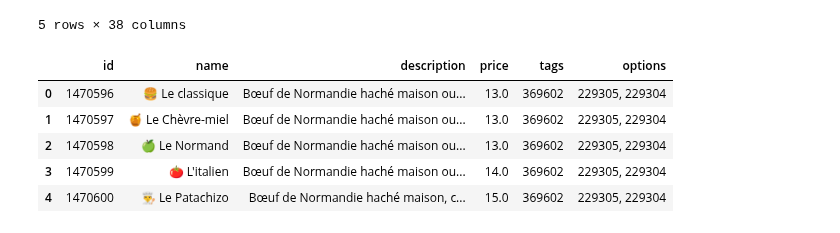
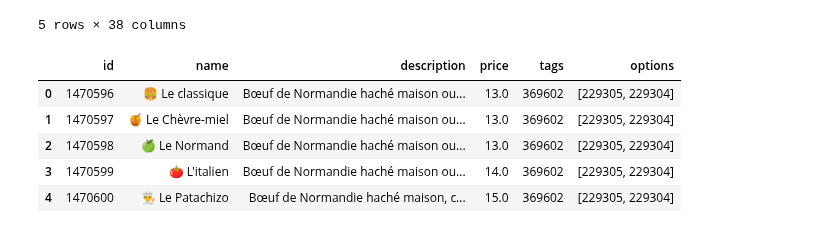
Before and after one commit to IshemZ/Zelty_api, a Jupyter notebook: zelty_dishes.ipynb, the cells around one changed output. Cells and saved outputs as stored; diff of their text form; code cells hidden in the pictures.

```diff
--- a/zelty_dishes.ipynb
+++ b/zelty_dishes.ipynb
@@ -72,19 +72,19 @@ columns_to_drop = [
 # %%
 def clean_data(df):
     # Supprimer toutes les colonnes inutiles en une seule opération
     df = df.drop(columns=columns_to_drop)
     df = df.astype({'id': 'object'},{'price': 'float64'})
     df['price'] = df['price'] / 100
     df['tags'] = df['tags'].apply(lambda x: ', '.join(map(str, x)) if isinstance(x, list) else x)
-    df['options'] = df['options'].apply(lambda x: ', '.join(map(str, x)) if isinstance(x, list) else x)
+    #df['options'] = df['options'].apply(lambda x: ', '.join(map(str, x)) if isinstance(x, list) else x)
     return df
 
 df_clean = clean_data(df.copy())
 df_clean.head()
 # %% [output]
 |  | id | name | description | price | tags | options |
-| 0 | 1470596 | 🍔 Le classique | Bœuf de Normandie haché maison ou... | 13.0 | 369602 | 229305, 229304 |
-| 1 | 1470597 | 🍯 Le Chèvre-miel | Bœuf de Normandie haché maison ou... | 13.0 | 369602 | 229305, 229304 |
-| 2 | 1470598 | 🍏 Le Normand | Bœuf de Normandie haché maison ou... | 13.0 | 369602 | 229305, 229304 |
-| 3 | 1470599 | 🍅 L'italien | Bœuf de Normandie haché maison ou... | 14.0 | 369602 | 229305, 229304 |
-| 4 | 1470600 | 👨‍🍳 Le Patachizo | Bœuf de Normandie haché maison, c... | 15.0 | 369602 | 229305, 229304 |
+| 0 | 1470596 | 🍔 Le classique | Bœuf de Normandie haché maison ou... | 13.0 | 369602 | [229305, 229304] |
+| 1 | 1470597 | 🍯 Le Chèvre-miel | Bœuf de Normandie haché maison ou... | 13.0 | 369602 | [229305, 229304] |
+| 2 | 1470598 | 🍏 Le Normand | Bœuf de Normandie haché maison ou... | 13.0 | 369602 | [229305, 229304] |
+| 3 | 1470599 | 🍅 L'italien | Bœuf de Normandie haché maison ou... | 14.0 | 369602 | [229305, 229304] |
+| 4 | 1470600 | 👨‍🍳 Le Patachizo | Bœuf de Normandie haché maison, c... | 15.0 | 369602 | [229305, 229304] |
```
Also changed, not shown: parts of 3 cells of this notebook, 1 other file.
